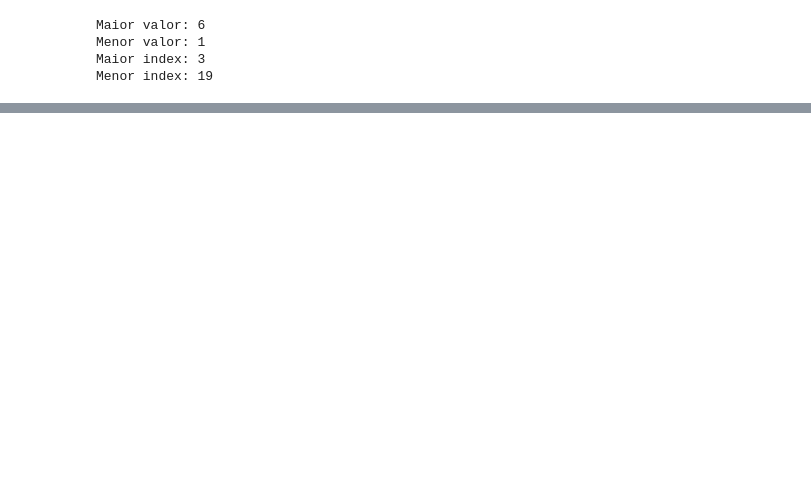
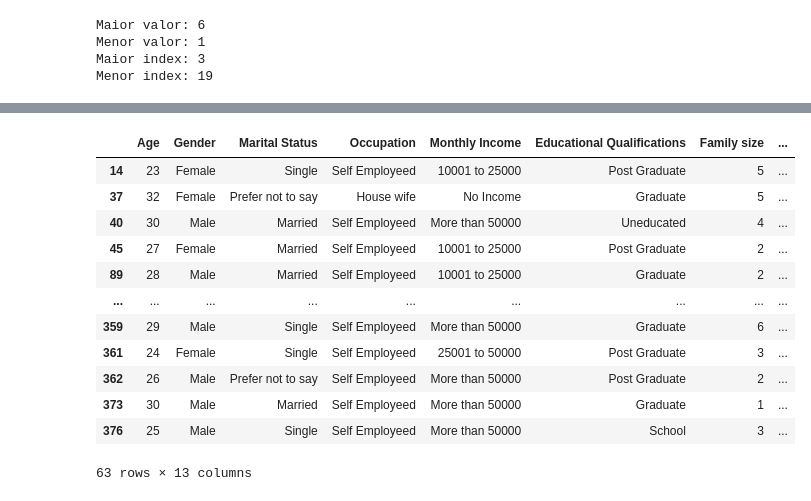
Before and after one commit to FelipeOrlandoLanzara/Data-Science, a Jupyter notebook: 2. Análise de Dados/2.2. Pandas/pandas.ipynb, the cells around one changed output, grey strips where cells are left out. Cells and saved outputs as stored; diff of their text form; code cells hidden in the pictures; blank space fills up the shorter version.

```diff
--- a/2. Análise de Dados/2.2. Pandas/pandas.ipynb
+++ b/2. Análise de Dados/2.2. Pandas/pandas.ipynb
@@ -431,0 +560,18 @@ df.iloc[0:2]
+# %%
+# Exemeplo 4: Utilizando método isin
+
+df[df['Occupation'].isin(['Self Employeed', 'House wife'])] # Mostra todas as fileiras que possuirem 'Self Employeed' e 'House wife' na coluna 'Occupation'
+# %% [output]
+|  | Age | Gender | Marital Status | Occupation | Monthly Income | Educational Qualifications | Family size | ... |
+| 14 | 23 | Female | Single | Self Employeed | 10001 to 25000 | Post Graduate | 5 | ... |
+| 37 | 32 | Female | Prefer not to say | House wife | No Income | Graduate | 5 | ... |
+| 40 | 30 | Male | Married | Self Employeed | More than 50000 | Uneducated | 4 | ... |
+| 45 | 27 | Female | Married | Self Employeed | 10001 to 25000 | Post Graduate | 2 | ... |
+| 89 | 28 | Male | Married | Self Employeed | 10001 to 25000 | Graduate | 2 | ... |
+| ... | ... | ... | ... | ... | ... | ... | ... | ... |
+| 359 | 29 | Male | Single | Self Employeed | More than 50000 | Graduate | 6 | ... |
+| 361 | 24 | Female | Single | Self Employeed | 25001 to 50000 | Post Graduate | 3 | ... |
+| 362 | 26 | Male | Prefer not to say | Self Employeed | More than 50000 | Post Graduate | 2 | ... |
+| 373 | 30 | Male | Married | Self Employeed | More than 50000 | Graduate | 1 | ... |
+| 376 | 25 | Male | Single | Self Employeed | More than 50000 | School | 3 | ... |
+63 rows × 13 columns
```
Also changed, not shown: parts of 17 cells of this notebook.
